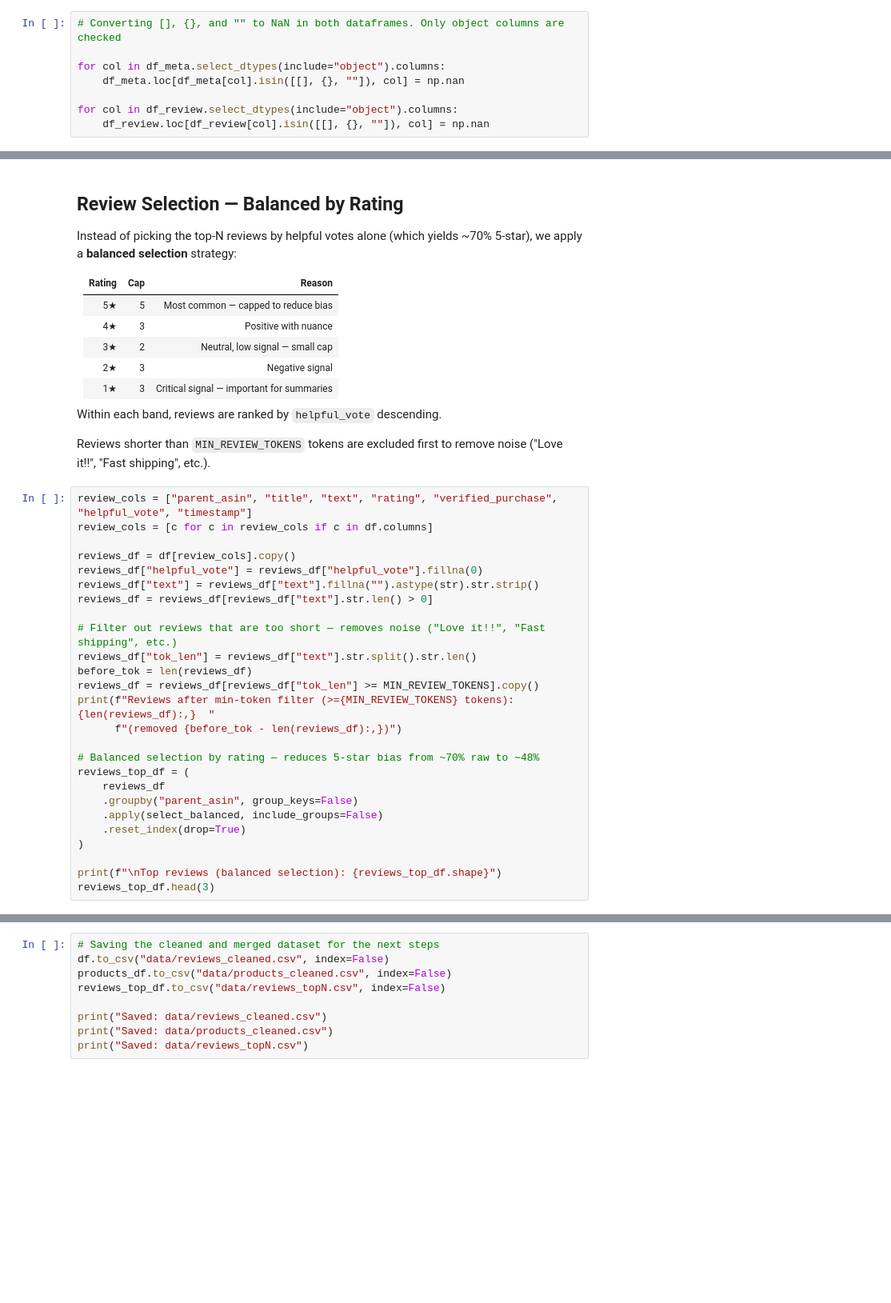
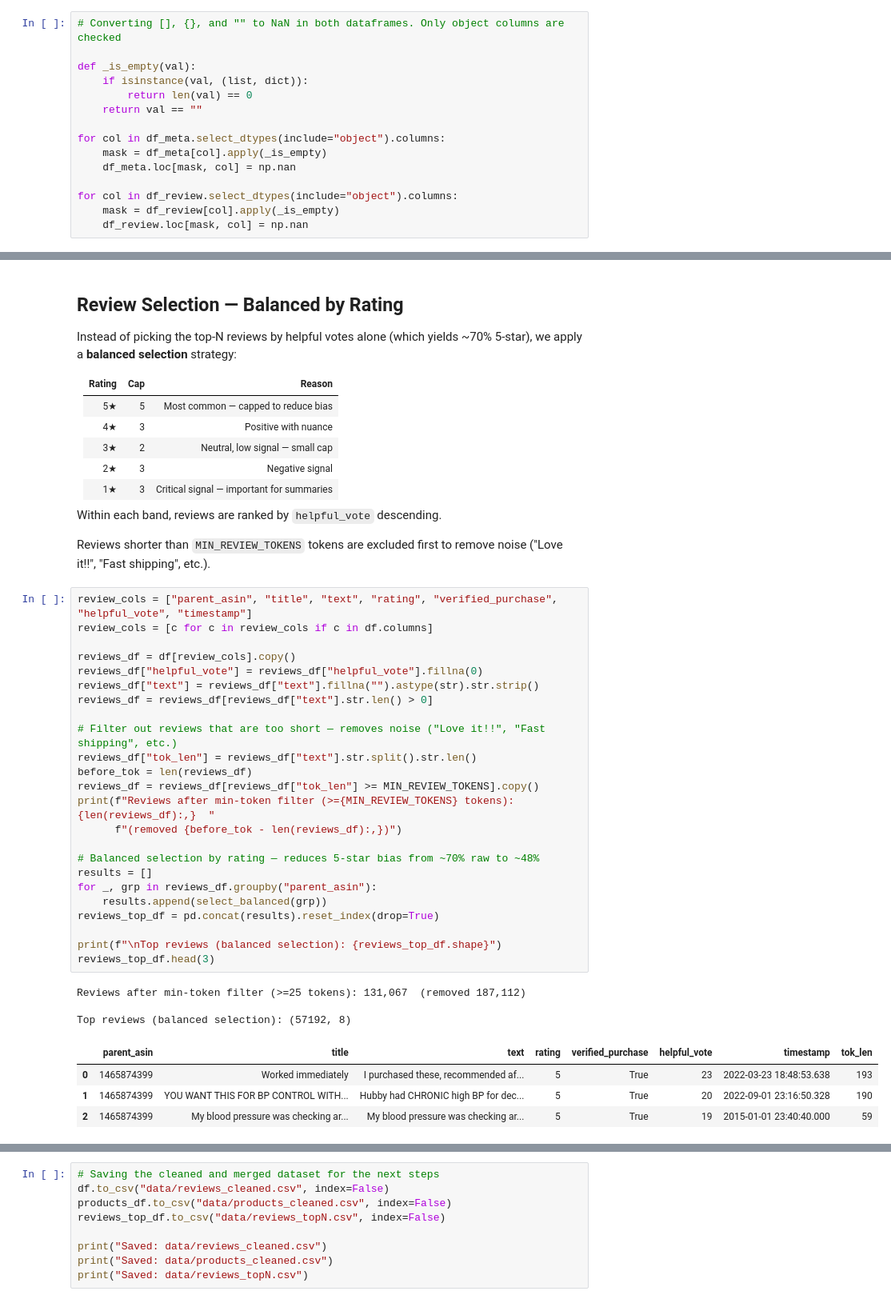
Before and after one commit to FilippoNannucci/DiscoverAI, a Jupyter notebook: 01_Data_Ingestion_Cleaning.ipynb, the cells around one changed output, grey strips where cells are left out. Shown at 80% size. Cells and saved outputs as stored; diff of their text form; blank space fills up the shorter version.

```diff
--- a/01_Data_Ingestion_Cleaning.ipynb
+++ b/01_Data_Ingestion_Cleaning.ipynb
@@ -112,8 +117,15 @@ Some columns have empty lists, empty dicts or empty strings that pandas doesn't
 # %%
 # Converting [], {}, and "" to NaN in both dataframes. Only object columns are checked
 
+def _is_empty(val):
+    if isinstance(val, (list, dict)):
+        return len(val) == 0
+    return val == ""
+
 for col in df_meta.select_dtypes(include="object").columns:
-    df_meta.loc[df_meta[col].isin([[], {}, ""]), col] = np.nan
+    mask = df_meta[col].apply(_is_empty)
+    df_meta.loc[mask, col] = np.nan
 
 for col in df_review.select_dtypes(include="object").columns:
-    df_review.loc[df_review[col].isin([[], {}, ""]), col] = np.nan
+    mask = df_review[col].apply(_is_empty)
+    df_review.loc[mask, col] = np.nan
@@ -302,29 +344,35 @@ Reviews shorter than `MIN_REVIEW_TOKENS` tokens are excluded first to remove noi
 # %%
 review_cols = ["parent_asin", "title", "text", "rating", "verified_purchase", "helpful_vote", "timestamp"]
 review_cols = [c for c in review_cols if c in df.columns]
 
 reviews_df = df[review_cols].copy()
 reviews_df["helpful_vote"] = reviews_df["helpful_vote"].fillna(0)
 reviews_df["text"] = reviews_df["text"].fillna("").astype(str).str.strip()
 reviews_df = reviews_df[reviews_df["text"].str.len() > 0]
 
 # Filter out reviews that are too short — removes noise ("Love it!!", "Fast shipping", etc.)
 reviews_df["tok_len"] = reviews_df["text"].str.split().str.len()
 before_tok = len(reviews_df)
 reviews_df = reviews_df[reviews_df["tok_len"] >= MIN_REVIEW_TOKENS].copy()
 print(f"Reviews after min-token filter (>={MIN_REVIEW_TOKENS} tokens): {len(reviews_df):,}  "
       f"(removed {before_tok - len(reviews_df):,})")
 
 # Balanced selection by rating — reduces 5-star bias from ~70% raw to ~48%
-reviews_top_df = (
-    reviews_df
-    .groupby("parent_asin", group_keys=False)
-    .apply(select_balanced, include_groups=False)
-    .reset_index(drop=True)
-)
+results = []
+for _, grp in reviews_df.groupby("parent_asin"):
+    results.append(select_balanced(grp))
+reviews_top_df = pd.concat(results).reset_index(drop=True)
 
 print(f"\nTop reviews (balanced selection): {reviews_top_df.shape}")
 reviews_top_df.head(3)
+# %% [output]
+Reviews after min-token filter (>=25 tokens): 131,067  (removed 187,112)
+
+Top reviews (balanced selection): (57192, 8)
+|  | parent_asin | title | text | rating | verified_purchase | helpful_vote | timestamp | tok_len |
+| 0 | 1465874399 | Worked immediately | I purchased these, recommended af... | 5 | True | 23 | 2022-03-23 18:48:53.638 | 193 |
+| 1 | 1465874399 | YOU WANT THIS FOR BP CONTROL WITH... | Hubby had CHRONIC high BP for dec... | 5 | True | 20 | 2022-09-01 23:16:50.328 | 190 |
+| 2 | 1465874399 | My blood pressure was checking ar... | My blood pressure was checking ar... | 5 | True | 19 | 2015-01-01 23:40:40.000 | 59 |
 # %%
 counts = reviews_top_df.groupby("parent_asin").size()
 print(f"Reviews per product — min: {counts.min()}  max: {counts.max()}  mean: {counts.mean():.1f}")
```
Also changed, not shown: parts of 9 cells of this notebook.
